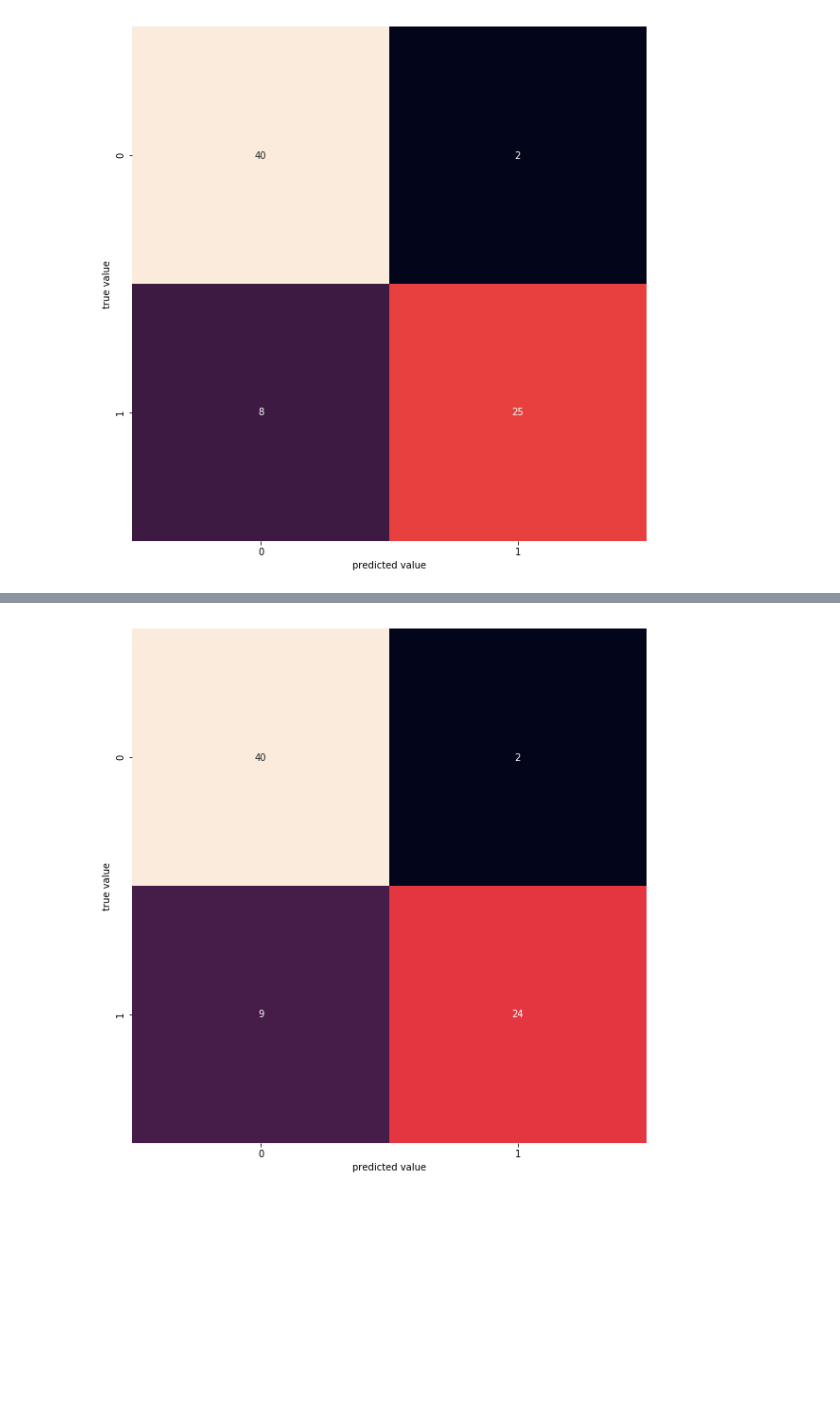
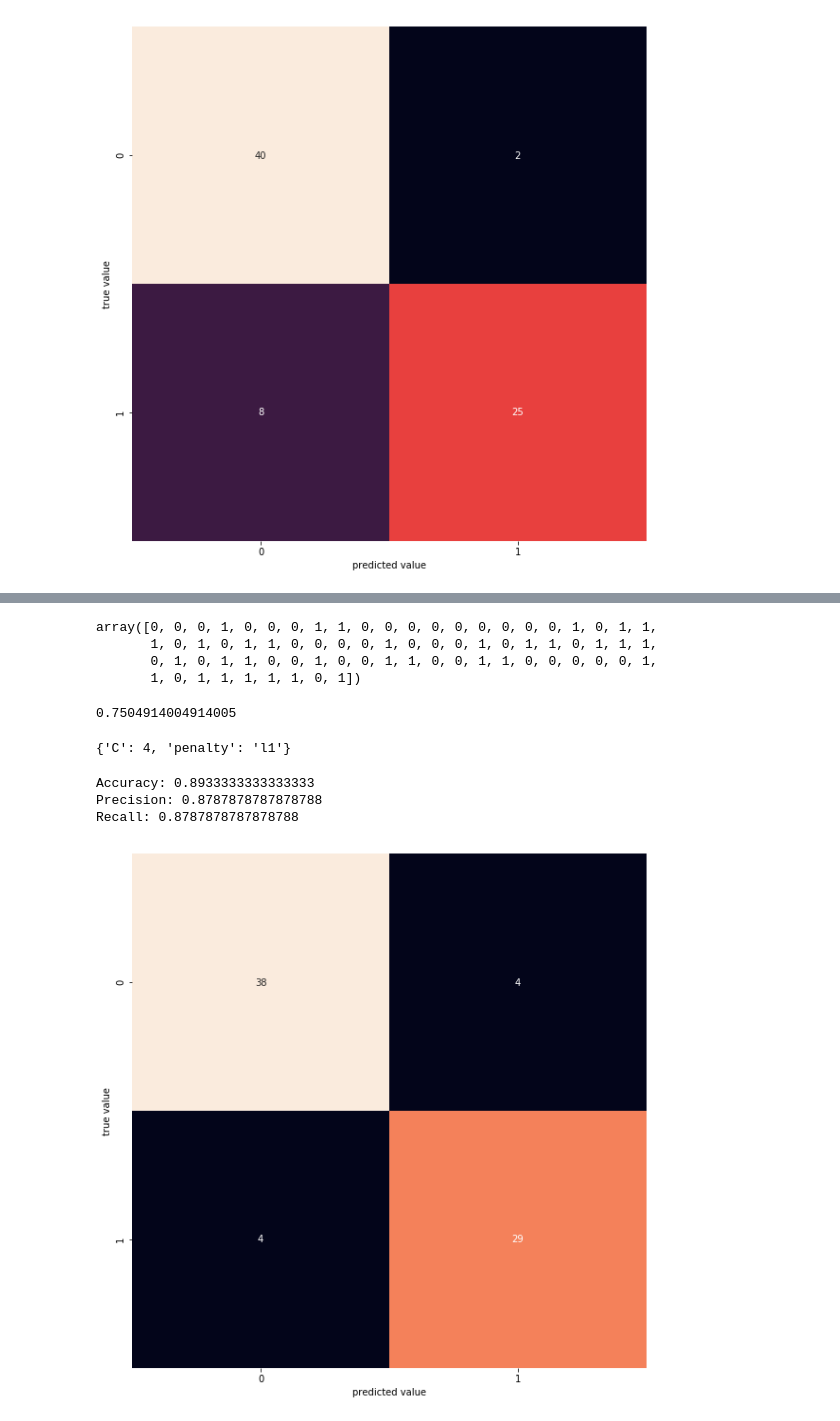
Before and after one commit to dcaldeira/data-science, a Jupyter notebook: heart-disease-uci/notebook.ipynb, the cells around one changed output, grey strips where cells are left out. Drawn from its saved outputs; the diff is of its cells as text; code cells hidden in the pictures; blank space fills up the shorter version.

Commit message:
Implementando GridSearchCV

```diff
--- a/heart-disease-uci/notebook.ipynb
+++ b/heart-disease-uci/notebook.ipynb
@@ -467,0 +485,6 @@ _, _, _, n_ytest, n_yhat = runModel(cleveland_t1, GaussianNB())
+# %%
+lista_c = list(range(1,11))
+penalidades = ['l1', 'l2']
+
+paramentros_grid = dict(C=lista_c, penalty = penalidades)
+print(paramentros_grid)
@@ -467,0 +493,6 @@ _, _, _, n_ytest, n_yhat = runModel(cleveland_t1, GaussianNB())
+# %%
+from sklearn.model_selection import GridSearchCV
+lr = LogisticRegression()
+grid = GridSearchCV(lr, paramentros_grid, cv=10 ,scoring= 'recall')
+# %%
+grid.fit(Xtrain2, ytrain2)
@@ -468,8 +509,35 @@ _, _, _, n_ytest, n_yhat = runModel(cleveland_t1, GaussianNB())
+# %%
+grid.predict(Xtest2)
+# %% [output]
+array([0, 0, 0, 1, 0, 0, 0, 1, 1, 0, 0, 0, 0, 0, 0, 0, 0, 0, 1, 0, 1, 1,
+       1, 0, 1, 0, 1, 1, 0, 0, 0, 0, 1, 0, 0, 0, 1, 0, 1, 1, 0, 1, 1, 1,
+       0, 1, 0, 1, 1, 0, 0, 1, 0, 0, 1, 1, 0, 0, 1, 1, 0, 0, 0, 0, 0, 1,
+       1, 0, 1, 1, 1, 1, 1, 0, 1])
+# %%
+grid.best_score_
+# %% [output]
+0.7504914004914005
+# %%
+grid.best_params_
+# %% [output]
+{'C': 4, 'penalty': 'l1'}
+# %%
+lr2 = LogisticRegression(C=4, penalty='l1' )
+lr2.fit(Xtrain2, ytrain2)
+yhat2 = lr2.predict(Xtest2)
+# %%
+print("Accuracy:", accuracy_score(ytest2, yhat2))
+print("Precision:", precision_score(ytest2, yhat2))
+print("Recall:", recall_score(ytest2, yhat2))
+# %% [output]
+Accuracy: 0.8933333333333333
+Precision: 0.8787878787878788
+Recall: 0.8787878787878788
 # %%
-mat = confusion_matrix(n_ytest, n_yhat)
+mat = confusion_matrix(ytest2, yhat2)
 
 sns.heatmap(mat, square=True, annot=True, cbar=False)
 plt.xlabel('predicted value')
 plt.ylabel('true value');
 # %% [output]
-[figure, old version]
+[figure, new version]
```
Also changed, not shown: parts of 18 cells of this notebook.
